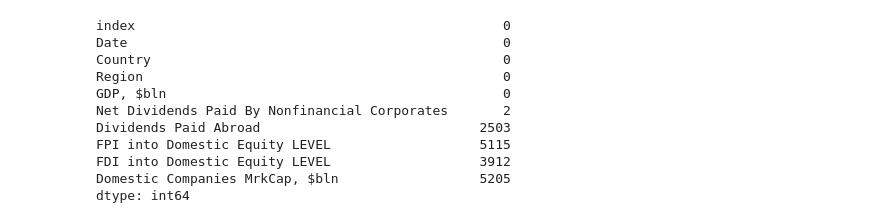
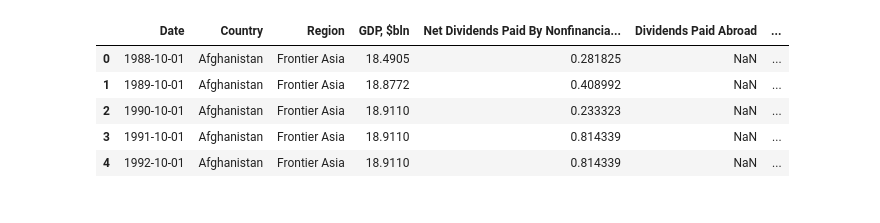
Before and after one commit to OrlovKS/worldprofit, a Jupyter notebook: Algorithm.ipynb, the cells around one changed output. Cells and saved outputs as stored; diff of their text form; code cells hidden in the pictures.

```diff
--- a/Algorithm.ipynb
+++ b/Algorithm.ipynb
@@ -8,23 +8,21 @@ ROUND_NUMBER = 20
 # %%
 df_original = pd.read_excel('./input_full.xlsx')
 df_original = df_original[df_original['Date'].dt.month ==
                           10]  # Используем только данные за 4ый квартал
+df_original['Year'] = df_original['Date'].dt.year
 df_original = df_original[df_original['GDP, $bln']!=0] # Убираем ВВП == 0
+df_original.sort_values(['Country','Year'], inplace=True)
 df_original.reset_index(inplace=True)
+del df_original['index']
 df_original.head()
-df_original.isna().sum()
+# df.isna().sum() # для просмотра заполнения параметров
 # %% [output]
-index                                               0
-Date                                                0
-Country                                             0
-Region                                              0
-GDP, $bln                                           0
-Net Dividends Paid By Nonfinancial Corporates       2
-Dividends Paid Abroad                            2503
-FPI into Domestic Equity LEVEL                   5115
-FDI into Domestic Equity LEVEL                   3912
-Domestic Companies MrkСap, $bln                  5205
-dtype: int64
+|  | Date | Country | Region | GDP, $bln | Net Dividends Paid By Nonfinancia... | Dividends Paid Abroad | ... |
+| 0 | 1988-10-01 | Afghanistan | Frontier Asia | 18.4905 | 0.281825 | NaN | ... |
+| 1 | 1989-10-01 | Afghanistan | Frontier Asia | 18.8772 | 0.408992 | NaN | ... |
+| 2 | 1990-10-01 | Afghanistan | Frontier Asia | 18.9110 | 0.233323 | NaN | ... |
+| 3 | 1991-10-01 | Afghanistan | Frontier Asia | 18.9110 | 0.814339 | NaN | ... |
+| 4 | 1992-10-01 | Afghanistan | Frontier Asia | 18.9110 | 0.814339 | NaN | ... |
 # %%
 COLUMNS = {
     'date':
```
Also changed, not shown: parts of 9 cells of this notebook, 1 other file.
